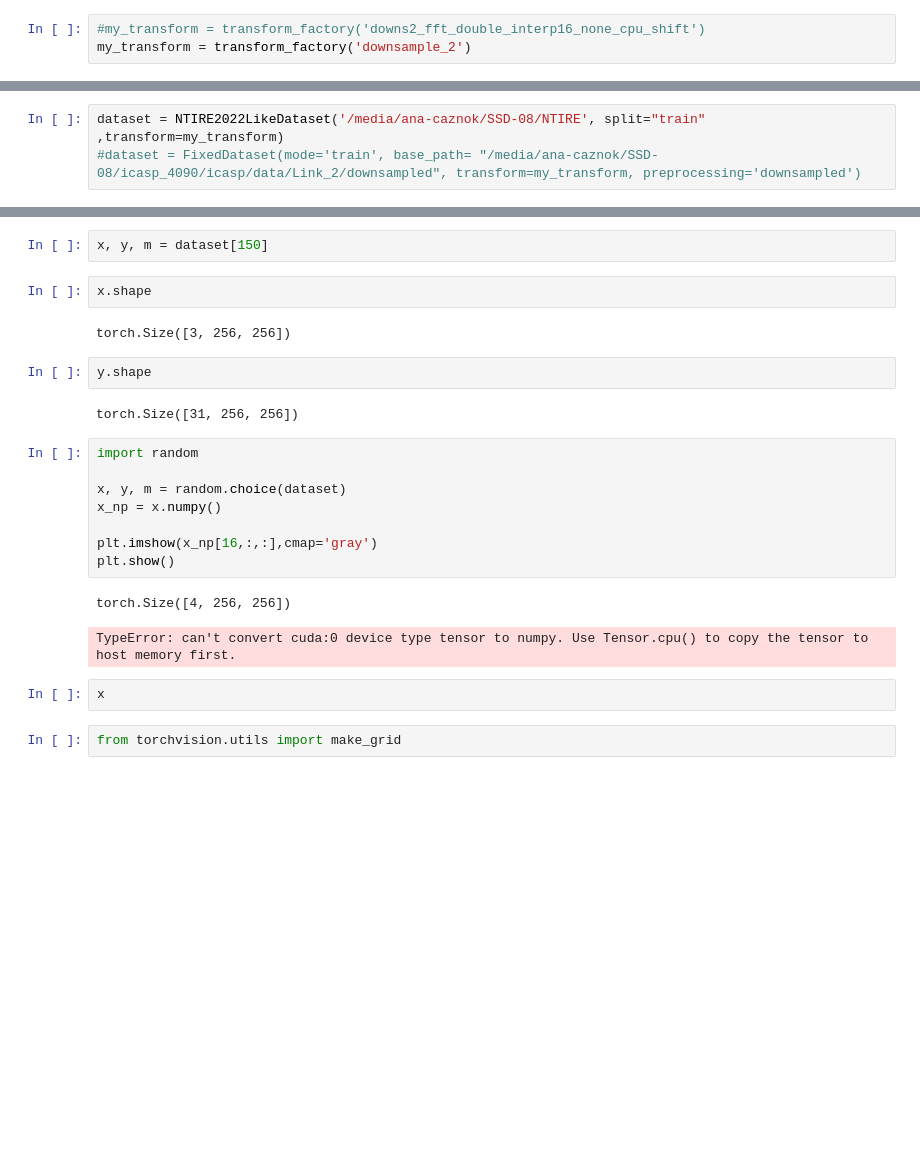
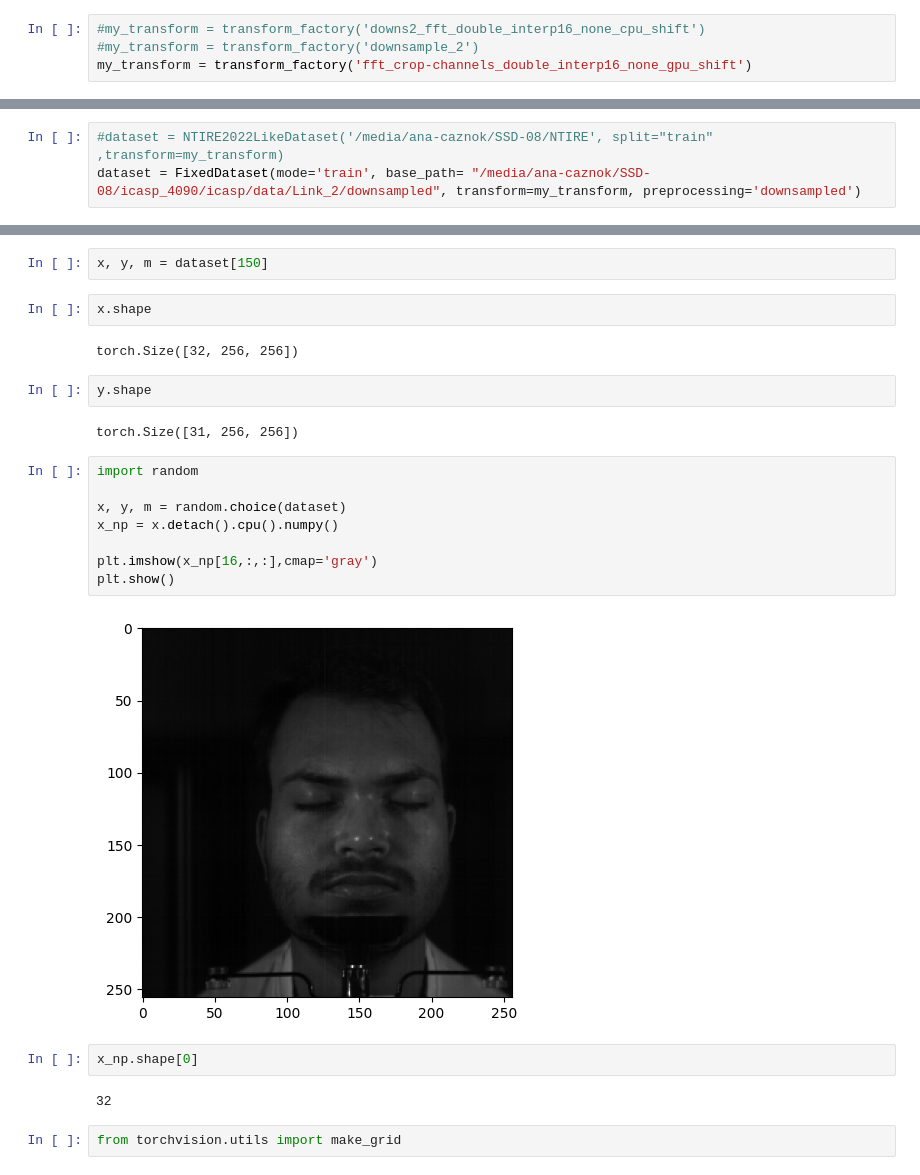
Before and after one commit to ana-caznok/recon-segment, a Jupyter notebook: notebooks/test_dataset_fixed.ipynb, the cells around one changed output, grey strips where cells are left out. Saved outputs shown, nothing was run; the diff lists cells and outputs as text; blank space fills up the shorter version.

Commit message:
channel crop

```diff
--- a/notebooks/test_dataset_fixed.ipynb
+++ b/notebooks/test_dataset_fixed.ipynb
@@ -24,7 +24,8 @@ from ntire_dataset import NTIRE2022LikeDataset
 #### Check transforms image
 # %%
 #my_transform = transform_factory('downs2_fft_double_interp16_none_cpu_shift')
-my_transform = transform_factory('downsample_2')
+#my_transform = transform_factory('downsample_2')
+my_transform = transform_factory('fft_crop-channels_double_interp16_none_gpu_shift')
 # %%
 print(my_transform)
 # %% [output]
@@ -32,3 +36,3 @@ Downsample by a factor of 2
 # %%
-dataset = NTIRE2022LikeDataset('/media/ana-caznok/SSD-08/NTIRE', split="train" ,transform=my_transform)
-#dataset = FixedDataset(mode='train', base_path= "/media/ana-caznok/SSD-08/icasp_4090/icasp/data/Link_2/downsampled", transform=my_transform, preprocessing='downsampled')
+#dataset = NTIRE2022LikeDataset('/media/ana-caznok/SSD-08/NTIRE', split="train" ,transform=my_transform)
+dataset = FixedDataset(mode='train', base_path= "/media/ana-caznok/SSD-08/icasp_4090/icasp/data/Link_2/downsampled", transform=my_transform, preprocessing='downsampled')
@@ -37,7 +47,7 @@ x, y, m = dataset[150]
 # %%
 x.shape
 # %% [output]
-torch.Size([3, 256, 256])
+torch.Size([32, 256, 256])
 # %%
 y.shape
 # %% [output]
@@ -45,16 +55,17 @@ torch.Size([31, 256, 256])
 # %%
 import random
 
 x, y, m = random.choice(dataset)
-x_np = x.numpy()
+x_np = x.detach().cpu().numpy()
 
 plt.imshow(x_np[16,:,:],cmap='gray')
 plt.show()
 # %% [output]
-torch.Size([4, 256, 256])
-TypeError: can't convert cuda:0 device type tensor to numpy. Use Tensor.cpu() to copy the tensor to host memory first.
+[figure, added]
-# %%
-x
+# %%
+x_np.shape[0]
+# %% [output]
+32
 # %%
 from torchvision.utils import make_grid
 # %%
```
Also changed, not shown: parts of 2 cells of this notebook, 4 other files.
